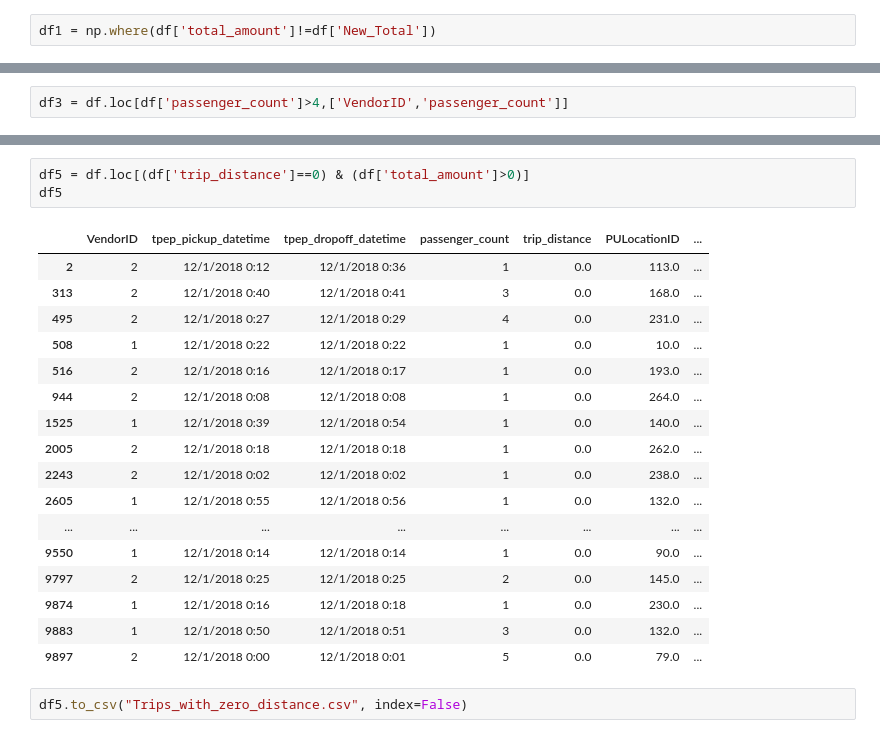
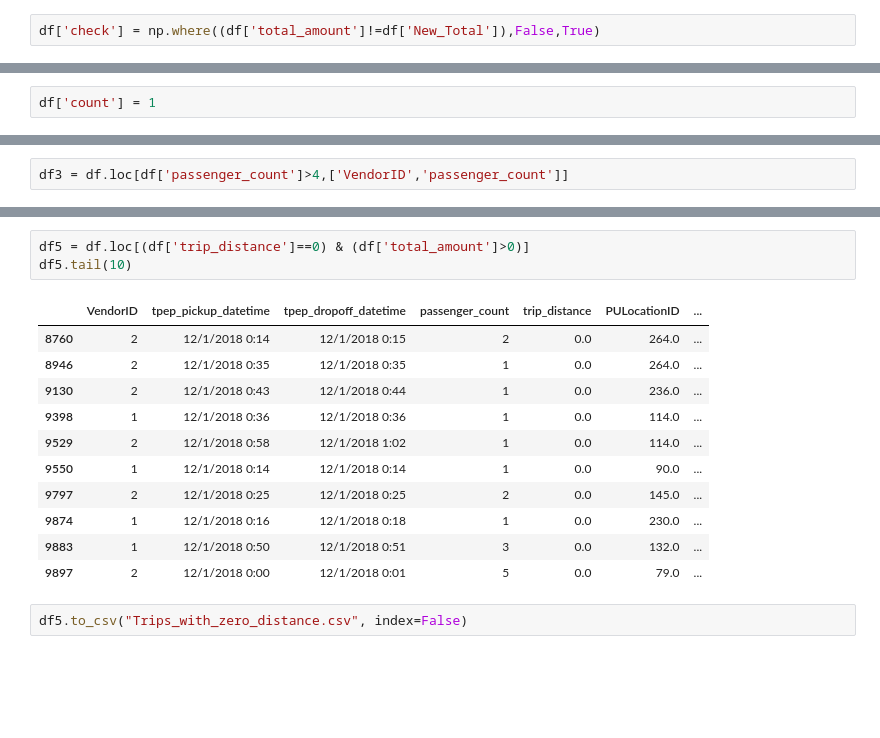
Before and after one commit to Salman-Shek/JupyterNotebook, a Jupyter notebook: taxidata/Taxi_Dataset.ipynb, the cells around one changed output, grey strips where cells are left out. Cells and saved outputs as stored; diff of their text form; blank space fills up the shorter version.

```diff
--- a/taxidata/Taxi_Dataset.ipynb
+++ b/taxidata/Taxi_Dataset.ipynb
@@ -148,5 +120,5 @@ df1.head()
 # %%
 import numpy as np
 # %%
-df1 = np.where(df['total_amount']!=df['New_Total'])
+df['check'] = np.where((df['total_amount']!=df['New_Total']),False,True)
 # %%
@@ -178 +157,3 @@ df
+# %%
+df['count'] = 1
 # %%
@@ -232,19 +205,13 @@ df4
 # %%
 df5 = df.loc[(df['trip_distance']==0) & (df['total_amount']>0)]
-df5
+df5.tail(10)
 # %% [output]
 |  | VendorID | tpep_pickup_datetime | tpep_dropoff_datetime | passenger_count | trip_distance | PULocationID | ... |
-| 2 | 2 | 12/1/2018 0:12 | 12/1/2018 0:36 | 1 | 0.0 | 113.0 | ... |
-| 313 | 2 | 12/1/2018 0:40 | 12/1/2018 0:41 | 3 | 0.0 | 168.0 | ... |
-| 495 | 2 | 12/1/2018 0:27 | 12/1/2018 0:29 | 4 | 0.0 | 231.0 | ... |
-| 508 | 1 | 12/1/2018 0:22 | 12/1/2018 0:22 | 1 | 0.0 | 10.0 | ... |
-| 516 | 2 | 12/1/2018 0:16 | 12/1/2018 0:17 | 1 | 0.0 | 193.0 | ... |
-| 944 | 2 | 12/1/2018 0:08 | 12/1/2018 0:08 | 1 | 0.0 | 264.0 | ... |
-| 1525 | 1 | 12/1/2018 0:39 | 12/1/2018 0:54 | 1 | 0.0 | 140.0 | ... |
-| 2005 | 2 | 12/1/2018 0:18 | 12/1/2018 0:18 | 1 | 0.0 | 262.0 | ... |
-| 2243 | 2 | 12/1/2018 0:02 | 12/1/2018 0:02 | 1 | 0.0 | 238.0 | ... |
-| 2605 | 1 | 12/1/2018 0:55 | 12/1/2018 0:56 | 1 | 0.0 | 132.0 | ... |
-| ... | ... | ... | ... | ... | ... | ... | ... |
+| 8760 | 2 | 12/1/2018 0:14 | 12/1/2018 0:15 | 2 | 0.0 | 264.0 | ... |
+| 8946 | 2 | 12/1/2018 0:35 | 12/1/2018 0:35 | 1 | 0.0 | 264.0 | ... |
+| 9130 | 2 | 12/1/2018 0:43 | 12/1/2018 0:44 | 1 | 0.0 | 236.0 | ... |
+| 9398 | 1 | 12/1/2018 0:36 | 12/1/2018 0:36 | 1 | 0.0 | 114.0 | ... |
+| 9529 | 2 | 12/1/2018 0:58 | 12/1/2018 1:02 | 1 | 0.0 | 114.0 | ... |
 | 9550 | 1 | 12/1/2018 0:14 | 12/1/2018 0:14 | 1 | 0.0 | 90.0 | ... |
 | 9797 | 2 | 12/1/2018 0:25 | 12/1/2018 0:25 | 2 | 0.0 | 145.0 | ... |
 | 9874 | 1 | 12/1/2018 0:16 | 12/1/2018 0:18 | 1 | 0.0 | 230.0 | ... |
```
Also changed, not shown: parts of 18 cells of this notebook.
